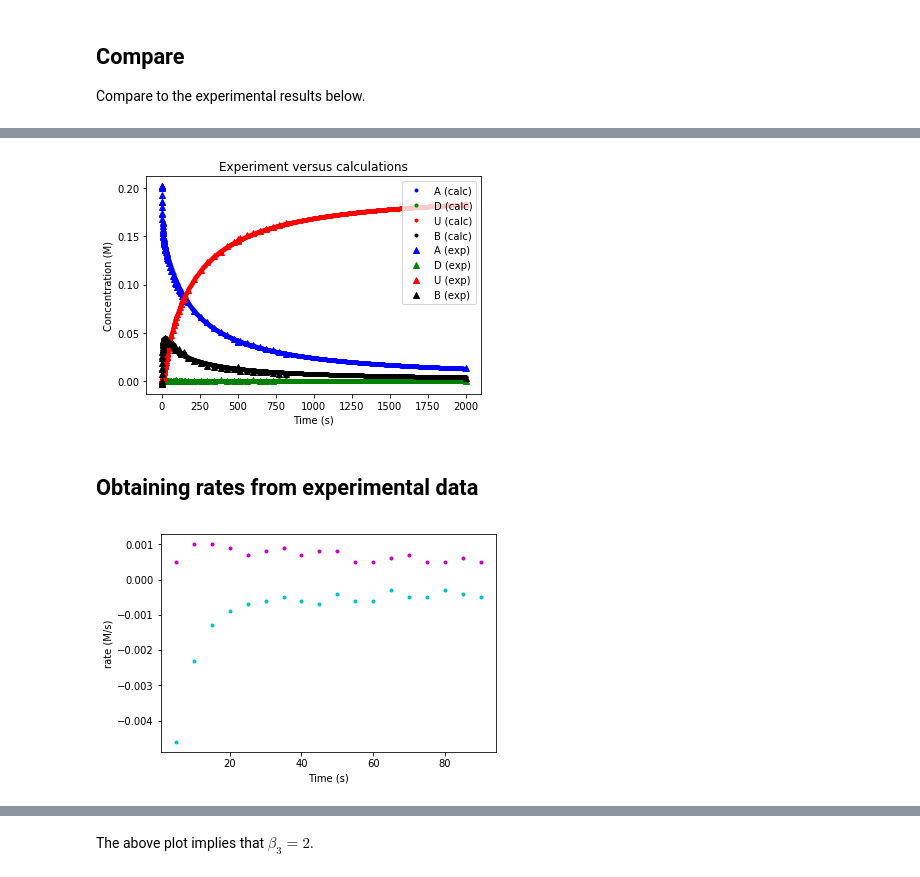
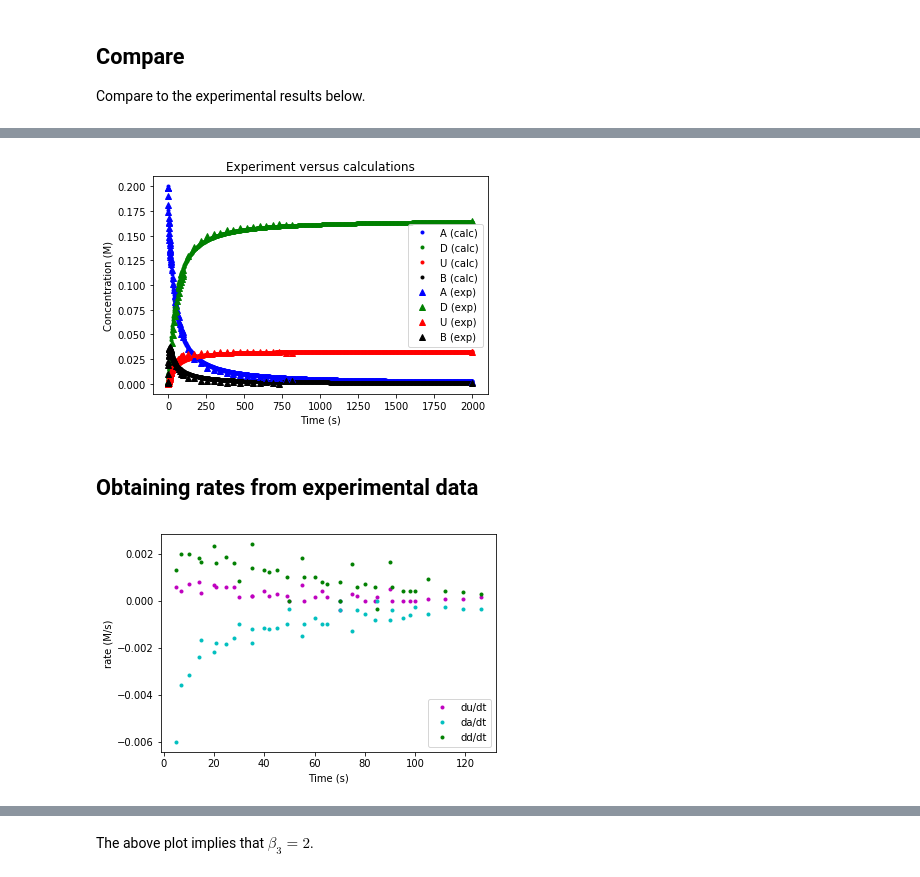
Before and after one commit to ayisakov/kinetics-project, a Jupyter notebook: validator.ipynb, the cells around one changed output, grey strips where cells are left out. Drawn from its saved outputs; the diff is of its cells as text; code cells hidden in the pictures.

```diff
--- a/validator.ipynb
+++ b/validator.ipynb
@@ -33,8 +53,8 @@ t_prefinal = exp.Time.values[-2]
 # %%
 datadir = "data/"
 extension = ".tsv"
-#filenames = ["exp1387", "exp1389", "exp1396"]
-filenames = ["exp1428", "exp1990", "exp1991", "exp1992"]
+filenames = ["exp1387", "exp1389", "exp1396"]
+#filenames = ["exp1428", "exp1990", "exp1991", "exp1992"]
 filenames = [datadir + i + extension for i in filenames]
 init_concat = readinit(filenames[0]) # Make sure that initial conditions are the same for all files!
 dataframes = [readdata(file) for file in filenames]
@@ -122,13 +142,13 @@ Use the cell below to carry out the integration
 # %%
 alpha = 1.
 beta1 = 1.
-beta2 = 1
+beta2 = 2.
 beta3 = 2.
-gamma = 2.
-k1 = 0.12
+gamma = 1.
+k1 = 0.082
 k_1 = k1 / 0.308 # from equilibrium relationship
-k2 = 1.
-k3 = 0.50
+k2 = 12.
+k3 = 0.48
 times = np.linspace(0, t_prefinal, 1000)
 A, D, U, B = concentrations(times, init.A, init.C, init.T,
                                 (alpha, beta1, beta2, beta3, gamma, k1, k_1, k2, k3))
@@ -163,21 +183,21 @@ plt.show()
 # %%
 exp_possible_b_concat = init_concat.A.values[0] - (a_concat + u_concat + d_concat) # mol/L of A unaccounted for (potential B)
 # Plot experimental and calculated results on the same chart
 plt.plot(times_concat, A_concat, 'b.', label='A (calc)')
 plt.plot(times_concat, D_concat, 'g.', label='D (calc)')
 plt.plot(times_concat, U_concat, 'r.', label='U (calc)')
 plt.plot(times_concat, B_concat, 'k.', label='B (calc)')
 plt.plot(exp_times_concat, a_concat, 'b^', label='A (exp)')
 plt.plot(exp_times_concat, d_concat, 'g^', label='D (exp)')
 plt.plot(exp_times_concat, u_concat, 'r^', label='U (exp)')
 plt.plot(exp_times_concat, exp_possible_b_concat, 'k^', label='B (exp)')
-plt.legend(loc=1)
+plt.legend()
 plt.title('Experiment versus calculations')
 plt.xlabel('Time (s)')
 plt.ylabel('Concentration (M)')
 plt.show()
 # %% [output]
-[figure, old version]
+[figure, new version]
 # %% [markdown]
 ## Obtaining rates from experimental data
 # %%
@@ -197,13 +222,16 @@ exp_r_missing_a = (np.diff(exp_missing_a[:-1]) + np.diff(exp_missing_a[1:])) / (
 #exp_ru = (np.diff(exp_u[:-1]) + np.diff(exp_u[1:])) / (2 * delta_t)
 #exp_r_missing_a = (np.diff(exp_missing_a[:-1]) + np.diff(exp_missing_a[1:])) / (2 * delta_t)
 # %%
-# Plot of dudt, dadt vs time
-plt.plot(exp_t[1:-1], exp_ru, 'm.', exp_t[1:-1], exp_ra, 'c.')
+# Plot of dudt, dddt, dadt vs time
+plt.plot(exp_t[1:-1], exp_ru, 'm.', label="du/dt")
+plt.plot(exp_t[1:-1], exp_ra, 'c.', label="da/dt")
+plt.plot(exp_t[1:-1], exp_rd, 'g.', label="dd/dt")
 plt.xlabel('Time (s)')
 plt.ylabel('rate (M/s)')
+plt.legend()
 plt.show()
 # %% [output]
-[figure, old version]
+[figure, new version]
 # %%
 # Plot of du/dt against (missing_a)^2 (looks linear)
 plt.plot(exp_missing_a[1:-1]**2, exp_ru, 'm.')
```
Also changed, not shown: parts of 13 cells of this notebook, 4 other files.
